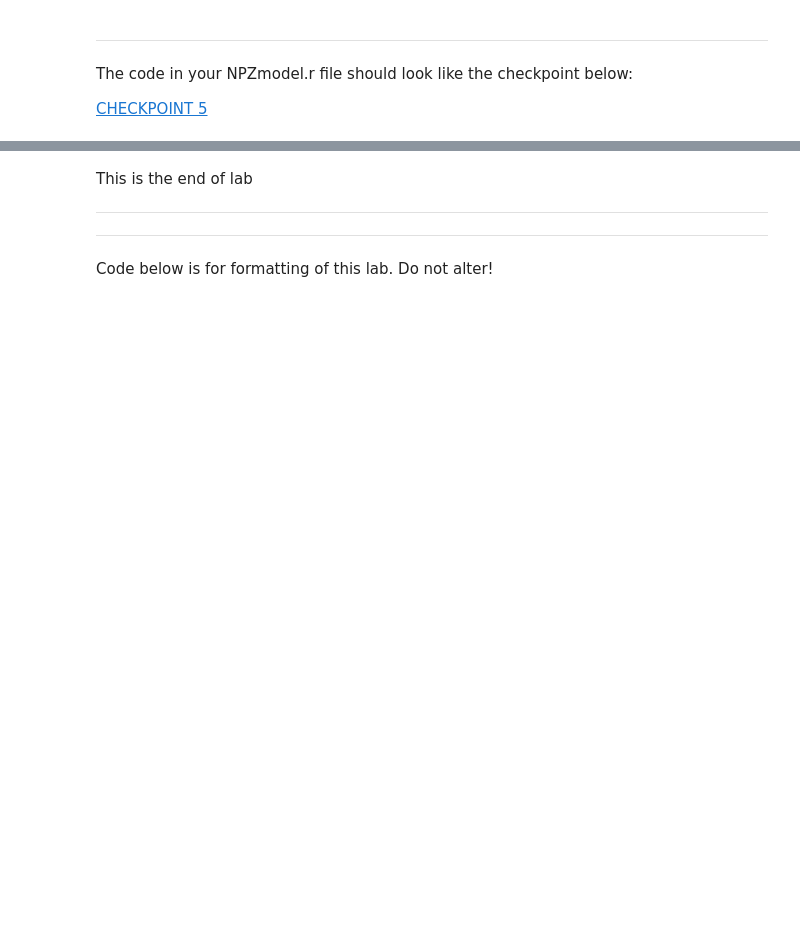
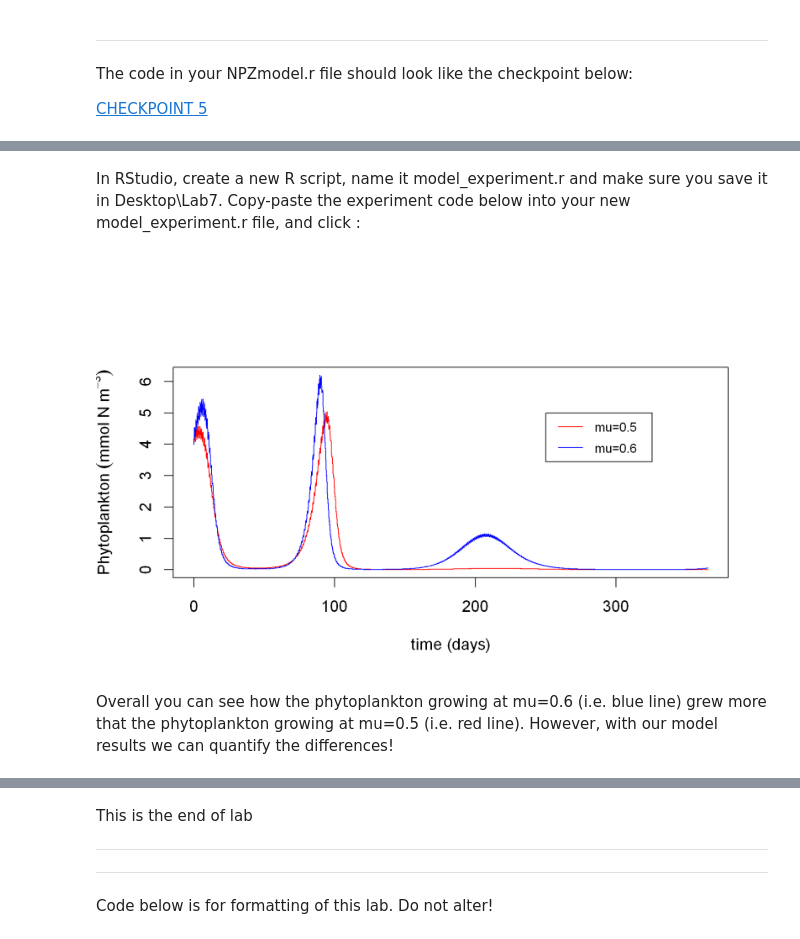
Before and after one commit to Diego-Ibarra/biol3782, a Jupyter notebook: week7/Flow_control_and_Functions_Explained.ipynb, the cells around one changed output, grey strips where cells are left out. Cells and saved outputs as stored; diff of their text form; code cells hidden in the pictures; blank space fills up the shorter version.

```diff
--- a/week7/Flow_control_and_Functions_Explained.ipynb
+++ b/week7/Flow_control_and_Functions_Explained.ipynb
@@ -1135,0 +1463,24 @@ Because high temperature increased zooplankton grazing of phytoplankton<br>
+# %% [markdown]
+In RStudio, create a new R script, name it <span class="file">model_experiment.r</span> and make sure you save it in <span class="file">Desktop\Lab7</span>. Copy-paste the experiment code below into your new <span class="file">model_experiment.r</span> file, and click <span class="source"></span>:
+
+<br>
+<div class="use_editor"></div>
+# %%
+# Load model functions
+source("my_model.r")
+
+# Run experiment 1 (with mu=0.5)
+exp1 <- run_model(mu=0.5)
+
+# Run experiment 2 (with mu=0.6)
+exp2 <- run_model(mu=0.6)
+
+# Plot results
+plot(exp1$time, exp1$P, type = "l", col="red",
+     ylim = c(0,6.2), xlab="time (days)", ylab=expression(Phytoplankton~(mmol~N~m^-3))) # Plot Exp1
+lines(exp2$time, exp2$P, col="blue") # Plot Exp1
+legend(250, 5, legend=c("mu=0.5", "mu=0.6"), col=c("red", "blue"), lty=1:1, cex=0.8, y.intersp=3) # Add legend
+# %% [output]
+[figure, added]
+# %% [markdown]
+Overall you can see how the phytoplankton growing at mu=0.6 (i.e. blue line) grew more that the phytoplankton growing at mu=0.5 (i.e. red line). However, with our model results we can quantify the differences!
```
Also changed, not shown: parts of 40 cells of this notebook, 6 other files.
